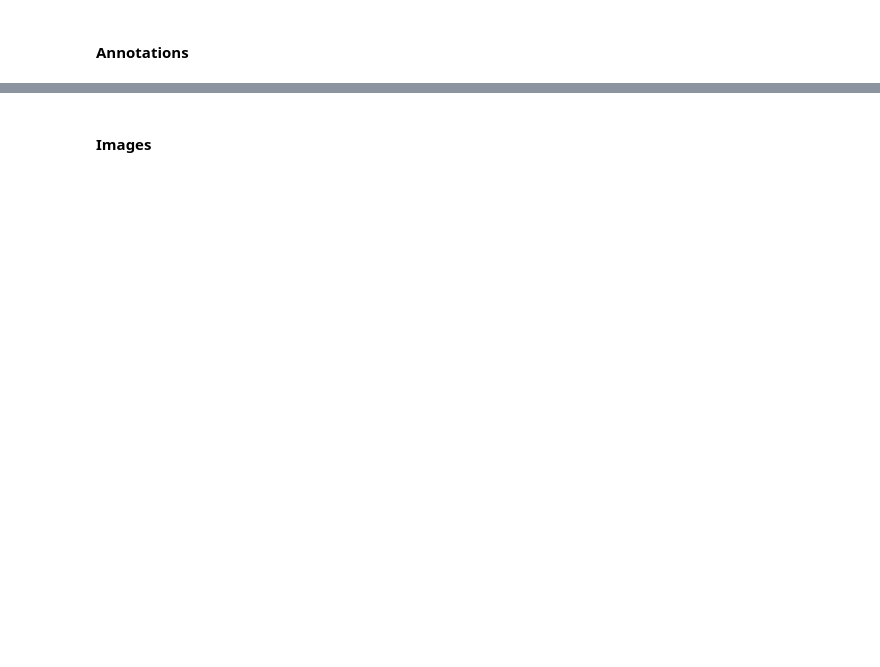
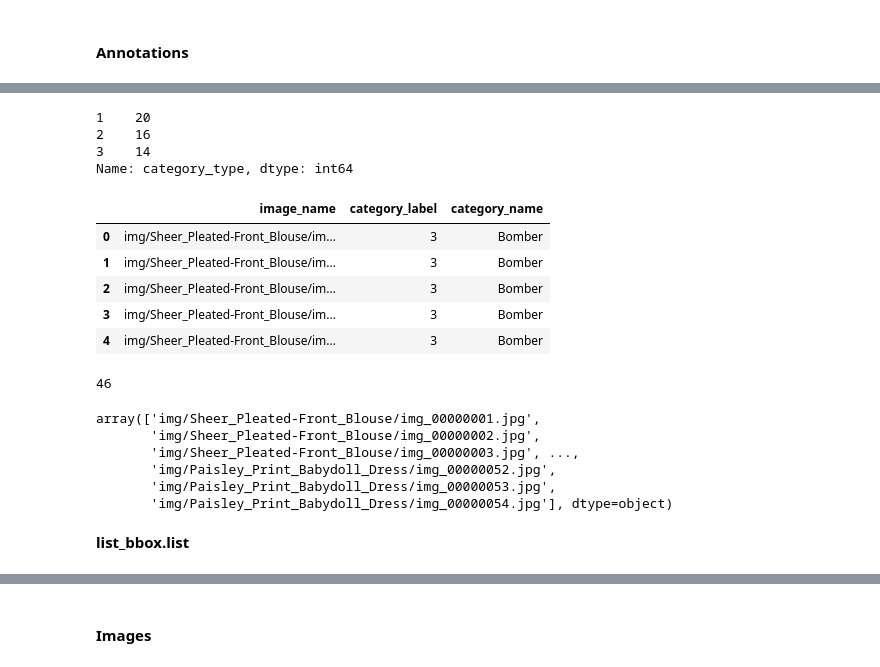
Before and after one commit to guyk1971/PyTorch-VAE, a Jupyter notebook: datasets/deep_fashion.ipynb, the cells around one changed output, grey strips where cells are left out. Drawn from its saved outputs; the diff is of its cells as text; code cells hidden in the pictures; blank space fills up the shorter version.

```diff
--- a/datasets/deep_fashion.ipynb
+++ b/datasets/deep_fashion.ipynb
@@ -620,0 +391,2 @@ os.listdir(dataset_path)
+# %%
+anno_path = os.path.join(dataset_path,'Anno_coarse')
@@ -620,0 +395,9 @@ os.listdir(dataset_path)
+# %%
+anno_filename = os.path.join(anno_path,'list_attr_cloth.txt')
+with open(anno_filename,'r') as f:
+    attr_cloth=f.read().splitlines()
+cols=attr_cloth[1].split()
+attr_cloth=attr_cloth[2:]
+
+attr_cloth_df = pd.DataFrame.from_dict({i: {cols[0]:attr_cloth[i].rstrip('  0123456789'),cols[1]:int(attr_cloth[i].split()[-1])} for i in range(len(attr_cloth))},orient='index')
+attr_cloth_df.head()
@@ -620,0 +415,9 @@ os.listdir(dataset_path)
+# %%
+anno_filename = os.path.join(anno_path,'list_attr_img.txt')
+with open(anno_filename,'r') as f:
+    attr_img=f.read().splitlines()
+cols=attr_img[1].split()
+attr_img=attr_img[2:]
+attr_img=[i.split() for i in attr_img]
+attr_img = {i[0]:[int(int(a)>0) for a in i[1:]] for i in attr_img}
+len(attr_img)
@@ -620,0 +459,9 @@ os.listdir(dataset_path)
+# %%
+anno_filename = os.path.join(anno_path,'list_category_cloth.txt')
+with open(anno_filename,'r') as f:
+    cat_cloth=f.read().splitlines()
+cols=cat_cloth[1].split()
+cat_cloth=cat_cloth[2:]
+
+cat_cloth_df = pd.DataFrame.from_dict({i: {cols[0]:cat_cloth[i].rstrip('  0123456789'),cols[1]:int(cat_cloth[i].split()[-1])} for i in range(len(cat_cloth))},orient='index')
+cat_cloth_df.head()
@@ -620,0 +475,27 @@ os.listdir(dataset_path)
+# %%
+cat_cloth_df['category_type'].value_counts()
+# %% [output]
+1    20
+2    16
+3    14
+Name: category_type, dtype: int64
+# %%
+anno_filename = os.path.join(anno_path,'list_category_img.txt')
+with open(anno_filename,'r') as f:
+    cat_img=f.read().splitlines()
+cols=cat_img[1].split()
+cat_img=cat_img[2:]
+cat_img_df = pd.DataFrame.from_dict({i: {cols[0]:cat_img[i].split()[0],cols[1]:int(cat_img[i].split()[-1])} for i in range(len(cat_img))},orient='index')
+cat_img_df['category_name']=cat_img_df['category_label'].map(cat_cloth_df['category_name'])
+cat_img_df.head()
+# %% [output]
+|  | image_name | category_label | category_name |
+| 0 | img/Sheer_Pleated-Front_Blouse/im... | 3 | Bomber |
+| 1 | img/Sheer_Pleated-Front_Blouse/im... | 3 | Bomber |
+| 2 | img/Sheer_Pleated-Front_Blouse/im... | 3 | Bomber |
+| 3 | img/Sheer_Pleated-Front_Blouse/im... | 3 | Bomber |
+| 4 | img/Sheer_Pleated-Front_Blouse/im... | 3 | Bomber |
+# %%
+len(cat_img_df['category_label'].value_counts())
+# %% [output]
+46
@@ -620,0 +504,9 @@ os.listdir(dataset_path)
+# %%
+cat_img_df['image_name'].values
+# %% [output]
+array(['img/Sheer_Pleated-Front_Blouse/img_00000001.jpg',
+       'img/Sheer_Pleated-Front_Blouse/img_00000002.jpg',
+       'img/Sheer_Pleated-Front_Blouse/img_00000003.jpg', ...,
+       'img/Paisley_Print_Babydoll_Dress/img_00000052.jpg',
+       'img/Paisley_Print_Babydoll_Dress/img_00000053.jpg',
+       'img/Paisley_Print_Babydoll_Dress/img_00000054.jpg'], dtype=object)
@@ -620,0 +516,2 @@ os.listdir(dataset_path)
+# %% [markdown]
+**list_bbox.list**
```
Also changed, not shown: parts of 94 cells of this notebook, 1 other file.
